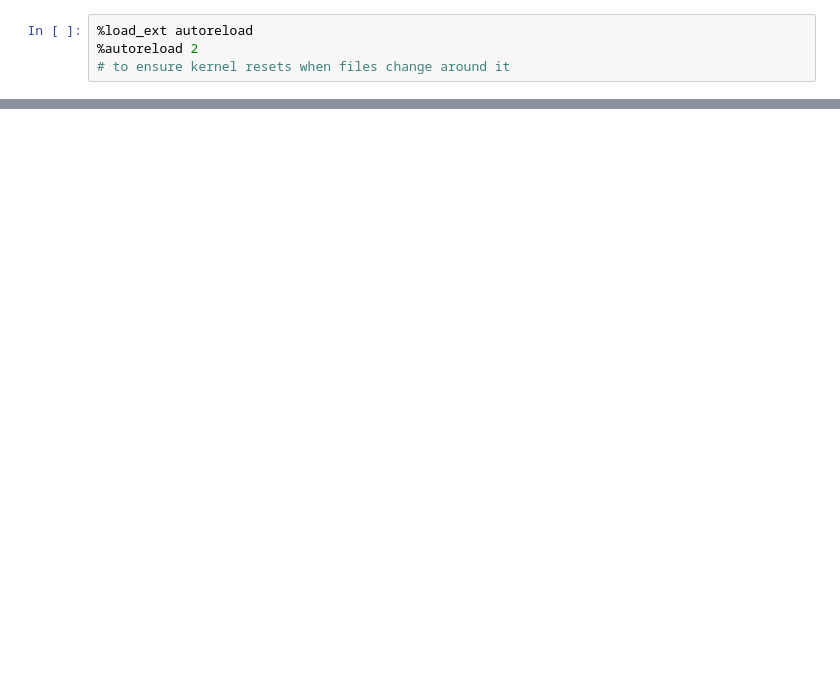
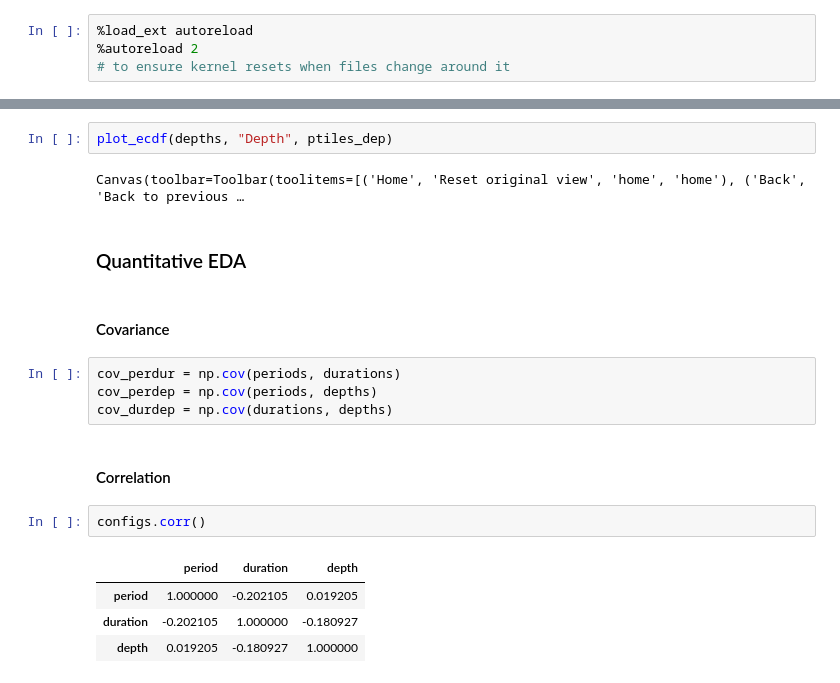
Before and after one commit to phytonics/ThreeBody, a Jupyter notebook: notebooks/Binary Star Analysis.ipynb, the cells around one changed output, grey strips where cells are left out. Cells and saved outputs as stored; diff of their text form; blank space fills up the shorter version.

```diff
--- a/notebooks/Binary Star Analysis.ipynb
+++ b/notebooks/Binary Star Analysis.ipynb
@@ -87,0 +238,21 @@ configs
+# %%
+plot_ecdf(depths, "Depth", ptiles_dep)
+# %% [output]
+Canvas(toolbar=Toolbar(toolitems=[('Home', 'Reset original view', 'home', 'home'), ('Back', 'Back to previous …
+# %% [markdown]
+### Quantitative EDA
+# %% [markdown]
+#### Covariance
+# %%
+cov_perdur = np.cov(periods, durations)
+cov_perdep = np.cov(periods, depths)
+cov_durdep = np.cov(durations, depths)
+# %% [markdown]
+#### Correlation
+# %%
+configs.corr()
+# %% [output]
+|  | period | duration | depth |
+| period | 1.000000 | -0.202105 | 0.019205 |
+| duration | -0.202105 | 1.000000 | -0.180927 |
+| depth | 0.019205 | -0.180927 | 1.000000 |
```
Also changed, not shown: parts of 35 cells of this notebook, 1 other file.
